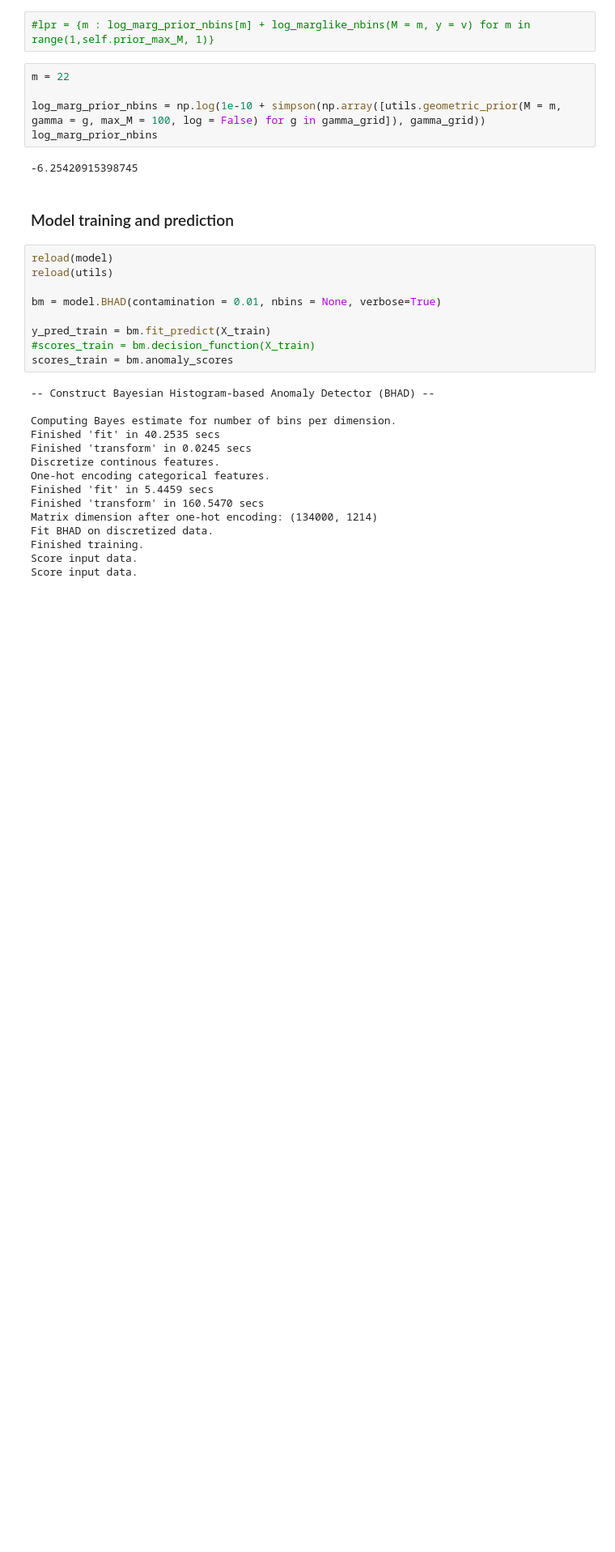
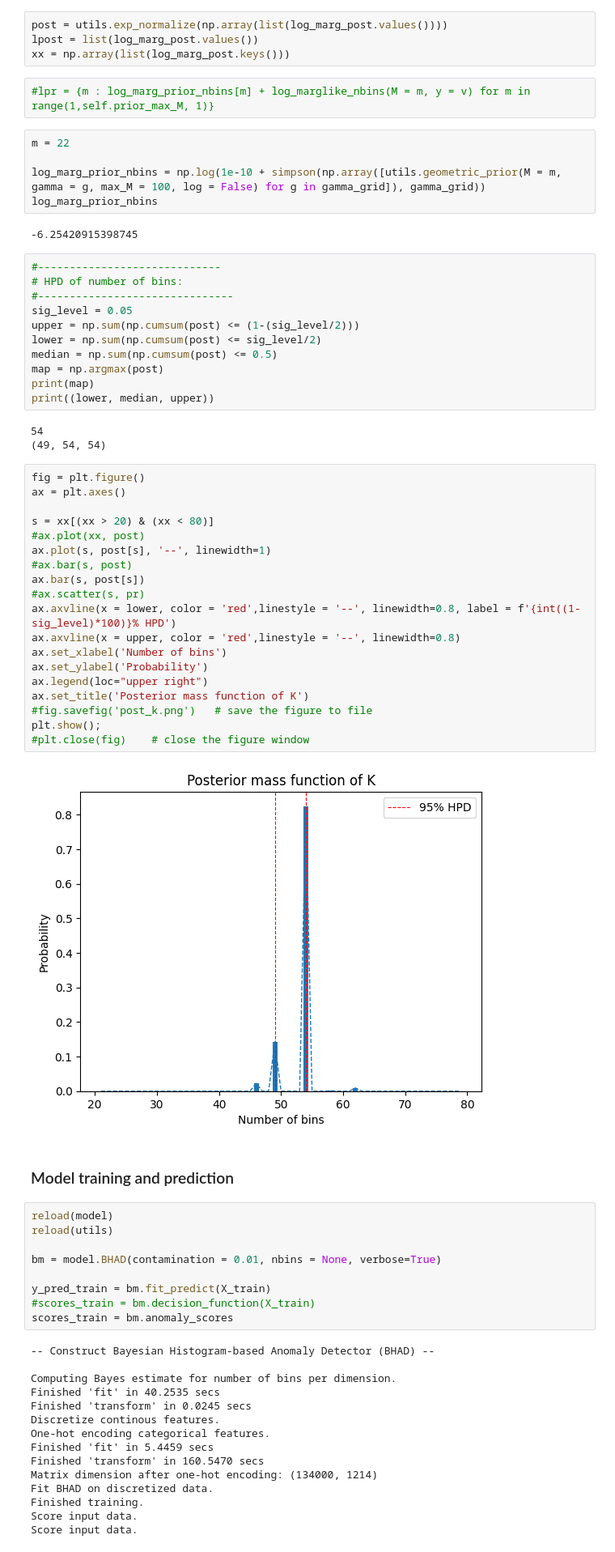
Before and after one commit to AVoss84/bhad, a Jupyter notebook: src/notebooks/Analysis_Plots.ipynb, the cells around one changed output. Shown at 81% size. Cells and saved outputs as stored; diff of their text form; blank space fills up the shorter version.

```diff
--- a/src/notebooks/Analysis_Plots.ipynb
+++ b/src/notebooks/Analysis_Plots.ipynb
@@ -139,3 +127,7 @@ plt.show();
+# %%
+post = utils.exp_normalize(np.array(list(log_marg_post.values())))
+lpost = list(log_marg_post.values())
+xx = np.array(list(log_marg_post.keys()))
 # %%
 #lpr = {m : log_marg_prior_nbins[m] + log_marglike_nbins(M = m, y = v) for m in range(1,self.prior_max_M, 1)}
 # %%
@@ -145,6 +137,41 @@ log_marg_prior_nbins = np.log(1e-10 + simpson(np.array([utils.geometric_prior(M
 log_marg_prior_nbins
 # %% [output]
 -6.25420915398745
+# %%
+#-----------------------------
+# HPD of number of bins:
+#-------------------------------
+sig_level = 0.05
+upper = np.sum(np.cumsum(post) <= (1-(sig_level/2)))
+lower = np.sum(np.cumsum(post) <= sig_level/2)
+median = np.sum(np.cumsum(post) <= 0.5)
+map = np.argmax(post)
+print(map)
+print((lower, median, upper))
+# %% [output]
+54
+(49, 54, 54)
+# %%
+fig = plt.figure()
+ax = plt.axes()
+
+s = xx[(xx > 20) & (xx < 80)]
+#ax.plot(xx, post)
+ax.plot(s, post[s], '--', linewidth=1)
+#ax.bar(s, post)
+ax.bar(s, post[s])
+#ax.scatter(s, pr)
+ax.axvline(x = lower, color = 'red',linestyle = '--', linewidth=0.8, label = f'{int((1-sig_level)*100)}% HPD')
+ax.axvline(x = upper, color = 'red',linestyle = '--', linewidth=0.8)
+ax.set_xlabel('Number of bins')
+ax.set_ylabel('Probability')
+ax.legend(loc="upper right")
+ax.set_title('Posterior mass function of K')
+#fig.savefig('post_k.png')   # save the figure to file
+plt.show();
+#plt.close(fig)    # close the figure window
+# %% [output]
+[figure, added]
 # %% [markdown]
 ### Model training and prediction
 # %%
```
Also changed, not shown: parts of 4 cells of this notebook.
